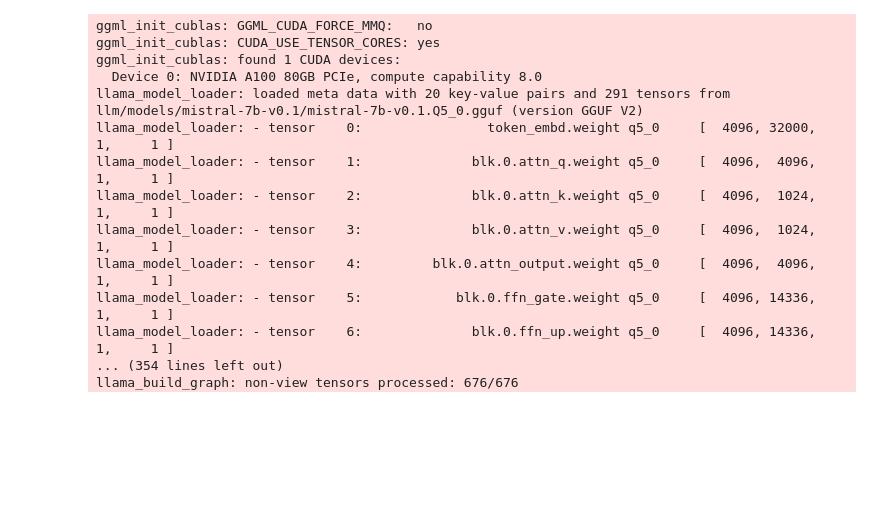
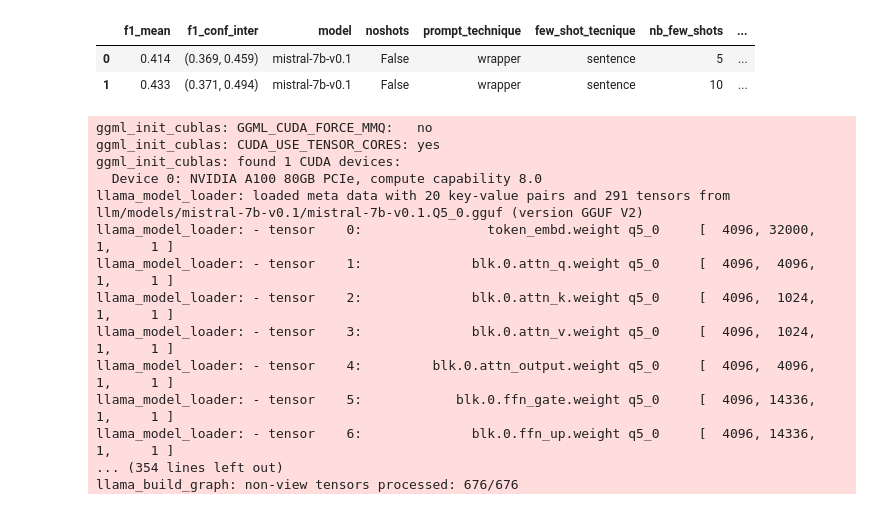
Before and after one commit to MathieuDesponds/Information-extraction-in-official-documents-using-LLMs, a Jupyter notebook: testing_llm_ner3.ipynb, the cells around one changed output. Saved outputs shown, nothing was run; the diff lists cells and outputs as text; code cells hidden in the pictures; blank space fills up the shorter version.

```diff
--- a/testing_llm_ner3.ipynb
+++ b/testing_llm_ner3.ipynb
@@ -0,0 +1,18 @@
+# %%
+## Impact of few_shots
+from llm.LLMModel import *
+from ner.llm_ner.prompt_techniques.pt_abstract import PromptTechnique
+from ner.llm_ner.prompt_techniques.pt_discussion import PT_OutputList
+from ner.llm_ner.prompt_techniques.pt_gpt_ner import PT_GPT_NER
+from ner.llm_ner.prompt_techniques.pt_wrapper import PT_Wrapper
+from ner.llm_ner.prompt_techniques.pt_multi_pt import PT_2Time_Tagger
+from ner.llm_ner.few_shots_techniques import *
+from ner.llm_ner.prompts import *
+%reload_ext autoreload
+%autoreload 2
+
+model = MistralAI()
+plus_plus = True
+
+for pt in [PT_Wrapper] :
+    results, results_df = model.classical_test_ontonote5(pts = [pt],fsts = [FST_Sentence], nb_few_shots=[5, 10] ,nb_run_by_test=3, plus_plus= plus_plus, test_size = 100)
@@ -1,3 +41,9 @@
+# %%
+results_df
+# %% [output]
+|  | f1_mean | f1_conf_inter | model | noshots | prompt_technique | few_shot_tecnique | nb_few_shots | ... |
+| 0 | 0.414 | (0.369, 0.459) | mistral-7b-v0.1 | False | wrapper | sentence | 5 | ... |
+| 1 | 0.433 | (0.371, 0.494) | mistral-7b-v0.1 | False | wrapper | sentence | 10 | ... |
 # %%
 ## Impact of few_shots
 from llm.LLMModel import *
```
Also changed, not shown: parts of 1 cell of this notebook, 8 other files.
